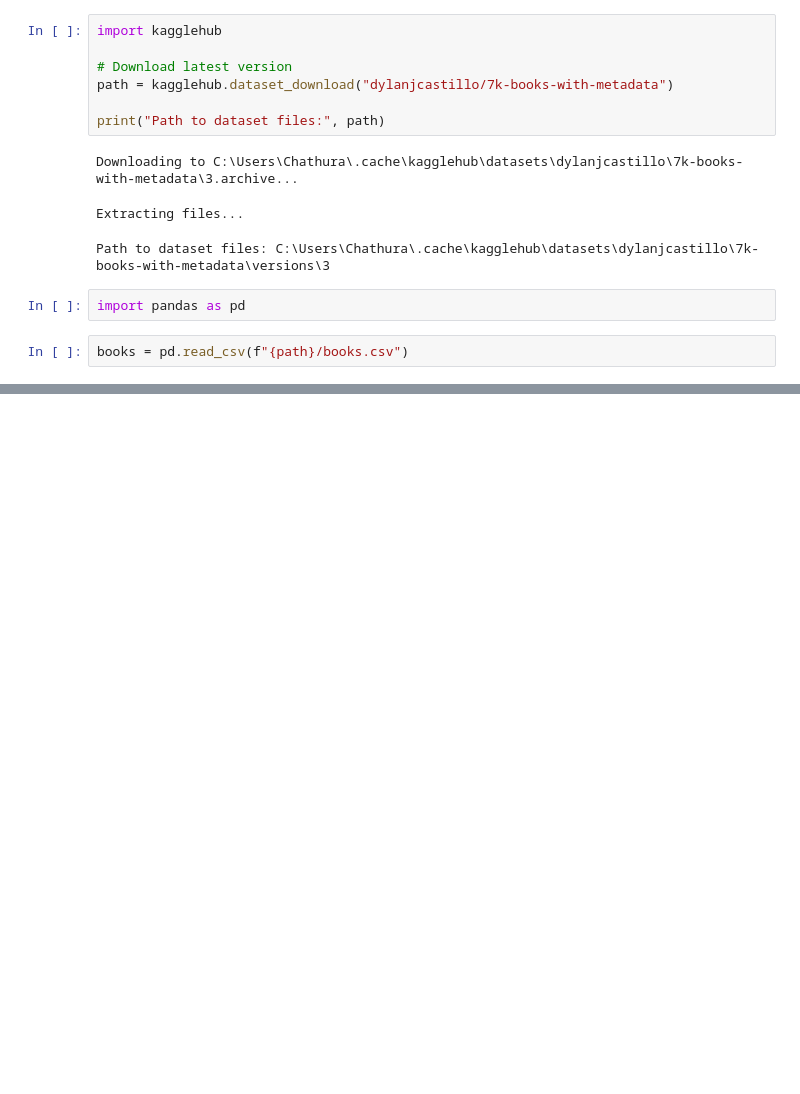
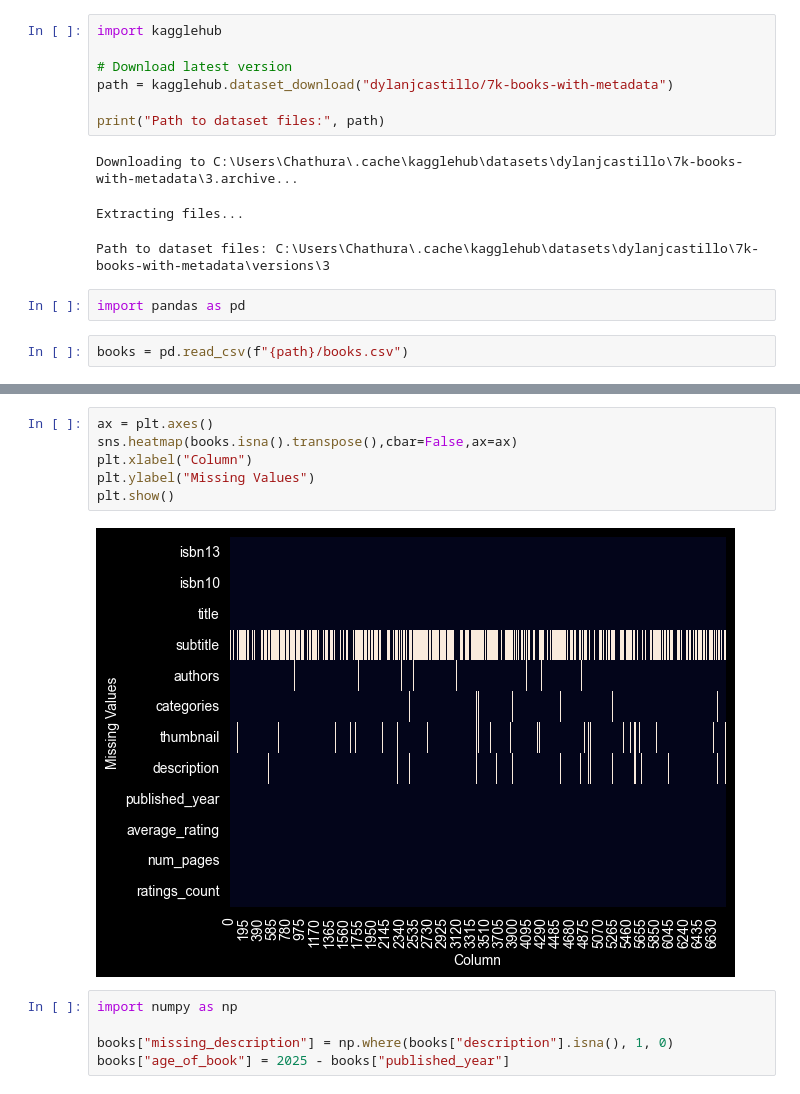
Before and after one commit to Madhusanka-slc/book-recommender, a Jupyter notebook: data-exploration.ipynb, the cells around one changed output, grey strips where cells are left out. Saved outputs shown, nothing was run; the diff lists cells and outputs as text; blank space fills up the shorter version.

```diff
--- a/data-exploration.ipynb
+++ b/data-exploration.ipynb
@@ -22,0 +28,13 @@ books.head(n=3)
+# %%
+ax = plt.axes()
+sns.heatmap(books.isna().transpose(),cbar=False,ax=ax)
+plt.xlabel("Column")
+plt.ylabel("Missing Values")
+plt.show()
+# %% [output]
+[figure, added]
+# %%
+import numpy as np
+
+books["missing_description"] = np.where(books["description"].isna(), 1, 0)
+books["age_of_book"] = 2025 - books["published_year"]
```
Also changed, not shown: parts of 23 cells of this notebook, 1 other file.
